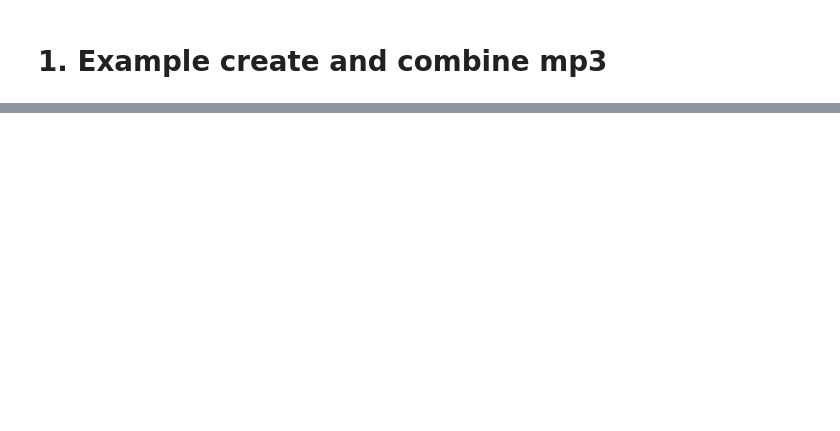
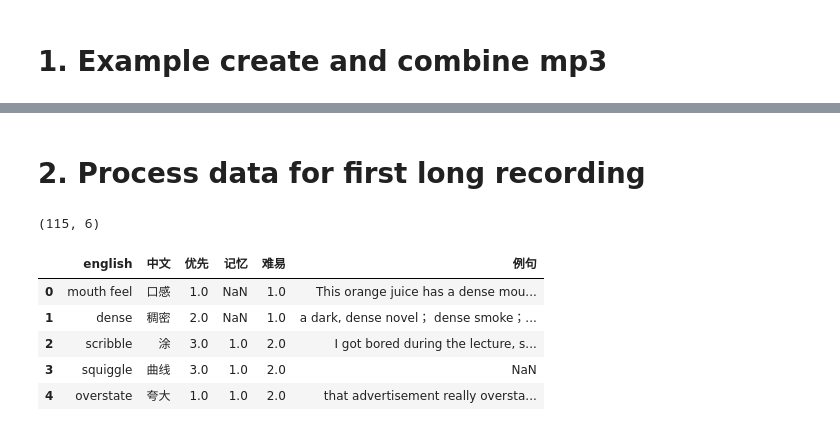
Before and after one commit to srcole/mandarin_data, a Jupyter notebook: 02_audio_generation/01_explore.ipynb, the cells around one changed output, grey strips where cells are left out. Drawn from its saved outputs; the diff is of its cells as text; code cells hidden in the pictures; blank space fills up the shorter version.

```diff
--- a/02_audio_generation/01_explore.ipynb
+++ b/02_audio_generation/01_explore.ipynb
@@ -32,0 +82,18 @@ combined.export("combined.mp3", format="mp3")
+# %% [markdown]
+# 2. Process data for first long recording
+# %%
+cols_keep = ['english', '中文', '优先', '记忆', '难易', '例句']
+sheet_url = 'https://docs.google.com/spreadsheets/d/1pw9EAIvtiWenPDBFBIf7pwTh0FvIbIR0c3mY5gJwlDk/edit#gid=47045332'
+sheet_url = sheet_url.replace('/edit#gid=', '/export?format=csv&gid=')
+df = pd.read_csv(sheet_url)[cols_keep]
+df = df.dropna(subset=['中文', 'english'])
+print(df.shape)
+df.head()
+# %% [output]
+(115, 6)
+|  | english | 中文 | 优先 | 记忆 | 难易 | 例句 |
+| 0 | mouth feel | 口感 | 1.0 | NaN | 1.0 | This orange juice has a dense mou... |
+| 1 | dense | 稠密 | 2.0 | NaN | 1.0 | a dark, dense novel； dense smoke；... |
+| 2 | scribble | 涂 | 3.0 | 1.0 | 2.0 | I got bored during the lecture, s... |
+| 3 | squiggle | 曲线 | 3.0 | 1.0 | 2.0 | NaN |
+| 4 | overstate | 夸大 | 1.0 | 1.0 | 2.0 | that advertisement really oversta... |
```
Also changed, not shown: parts of 32 cells of this notebook, 1 other file.
